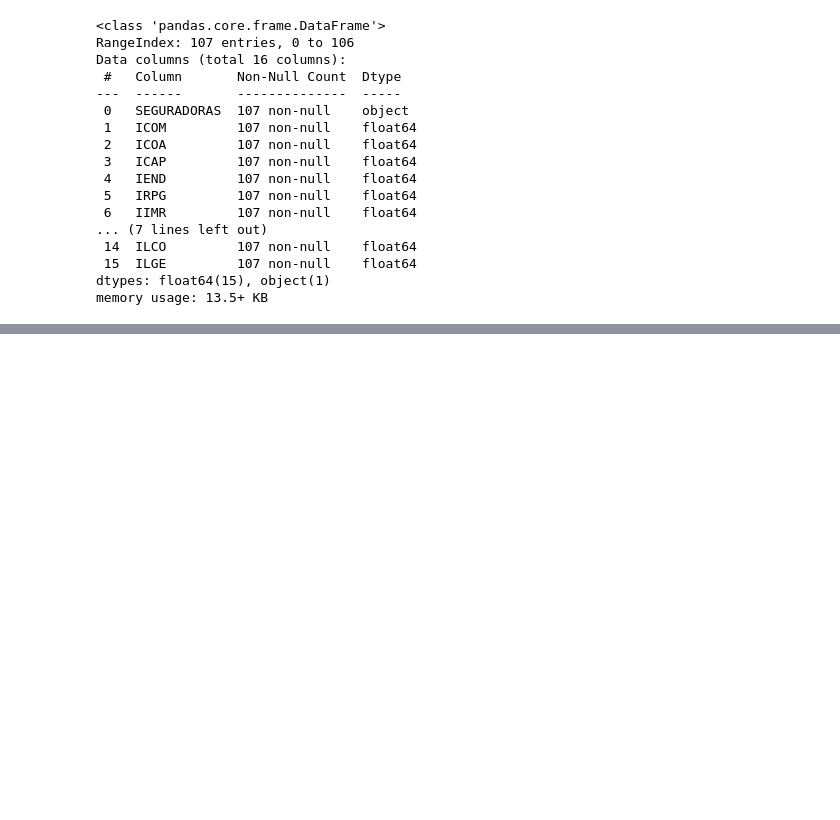
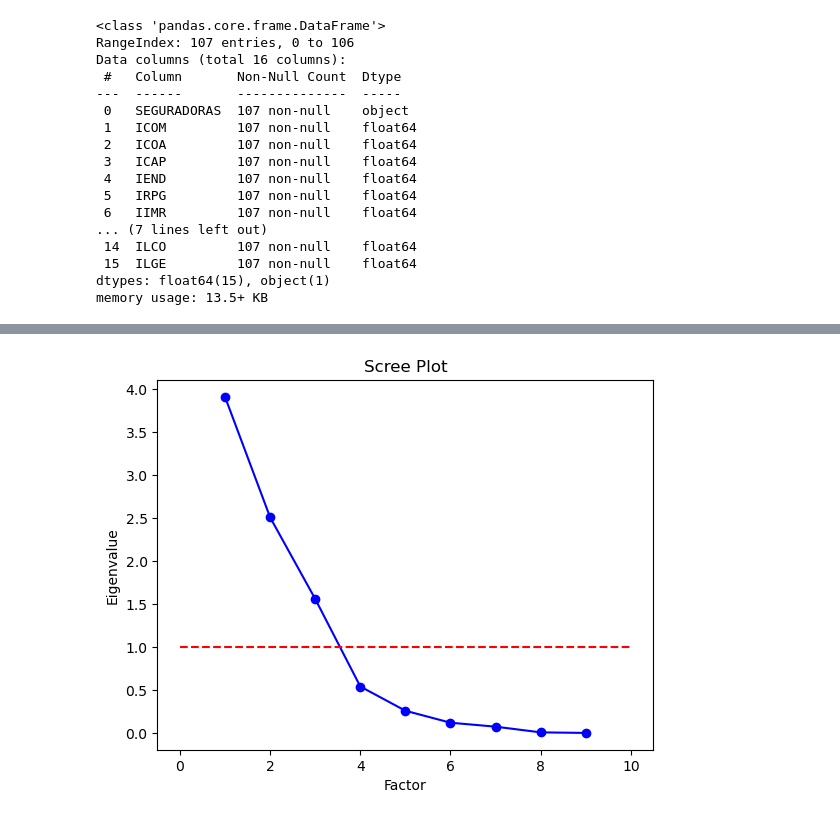
Before and after one commit to sergiourzedojunior/financ_KPI, a Jupyter notebook: scripts/afatorial.ipynb, the cells around one changed output, grey strips where cells are left out. Saved outputs shown, nothing was run; the diff lists cells and outputs as text; code cells hidden in the pictures; blank space fills up the shorter version.

```diff
--- a/scripts/afatorial.ipynb
+++ b/scripts/afatorial.ipynb
@@ -56,0 +324,91 @@ memory usage: 13.5+ KB
+# %%
+# Import necessary libraries
+import pandas as pd
+import numpy as np
+import matplotlib.pyplot as plt
+from factor_analyzer import FactorAnalyzer
+from factor_analyzer.factor_analyzer import calculate_bartlett_sphericity
+from factor_analyzer.factor_analyzer import calculate_kmo
+
+# Load the data
+# df = pd.read_csv('your_data.csv')
+
+# Drop the specified columns
+df = df.drop(columns=['ICOA', 'IIMR', 'ISIN', 'IRPL', 'IRPG', 'ICOL'])
+
+# Perform data reduction
+df = df.select_dtypes(include=[np.number])
+
+# Perform descriptive univariate analysis
+print(df.describe())
+
+# Calculate initial solution communalities
+fa = FactorAnalyzer(rotation=None)
+fa.fit(df)
+communalities = fa.get_communalities()
+print("Communalities:\n", communalities)
+
+# Perform KMO and Bartlett's test
+kmo_all,kmo_model=calculate_kmo(df)
+chi_square_value,p_value=calculate_bartlett_sphericity(df)
+print("KMO: ", kmo_model)
+print("Bartlett's test p-value: ", p_value)
+
+# Fit the factor analyzer
+fa = FactorAnalyzer(rotation="varimax")
+fa.fit(df)
+
+# Get eigenvalues
+eigen_values, _ = fa.get_eigenvalues()
+
+# Use the Kaiser criterion
+n_factors_kaiser = len(eigen_values[eigen_values > 1])
+print("Number of factors (Kaiser criterion): ", n_factors_kaiser)
+
+# Create a scree plot
+plt.plot(range(1, df.shape[1]+1), eigen_values, 'bo-')
+plt.plot([0, df.shape[1]+1], [1, 1], 'r--')
+plt.title('Scree Plot')
+plt.xlabel('Factor')
+plt.ylabel('Eigenvalue')
+plt.show()
+
+# Perform Varimax rotation with the number of factors from Kaiser criterion
+fa = FactorAnalyzer(n_factors=n_factors_kaiser, rotation="varimax")
+fa.fit(df)
+
+# Display factor scores
+scores = fa.transform(df)
+print("Factor scores:\n", scores)
+
+# Calculate the correlation matrix
+corr_matrix = df.corr()
+
+# Calculate the partial correlation matrix as the inverse of the correlation matrix
+partial_corr_matrix = pd.DataFrame(np.linalg.inv(corr_matrix.values), corr_matrix.columns, corr_matrix.index)
+
+# Negate the off-diagonal elements
+for i in range(partial_corr_matrix.shape[0]):
+    for j in range(partial_corr_matrix.shape[1]):
+        if i != j:
+            partial_corr_matrix.iloc[i, j] = -partial_corr_matrix.iloc[i, j]
+
+# Replace the diagonal elements with the KMO values
+kmo_values, _ = calculate_kmo(df)
+np.fill_diagonal(partial_corr_matrix.values, kmo_values)
+
+# The resulting matrix is the anti-image matrix
+anti_image_matrix = partial_corr_matrix
+print("Anti-image Matrix:\n", anti_image_matrix)
+
+# Display total variance explained
+variance = fa.get_factor_variance()
+print("Total Variance Explained:\n", variance)
+
+# Display rotation sums of squared loadings
+rotated_loadings = fa.loadings_
+print("Rotated Loadings:\n", rotated_loadings)
+
+rotated_variance = fa.get_factor_variance()
+print("Rotation Sums of Squared Loadings:\n", rotated_variance)
+# %% [output]
@@ -56,0 +432 @@ memory usage: 13.5+ KB
+[figure, added]
```
Also changed, not shown: parts of 34 cells of this notebook, 4 other files.
